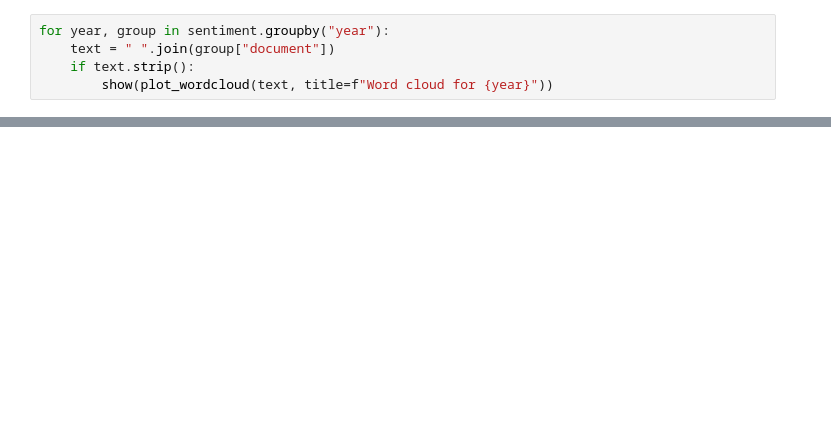
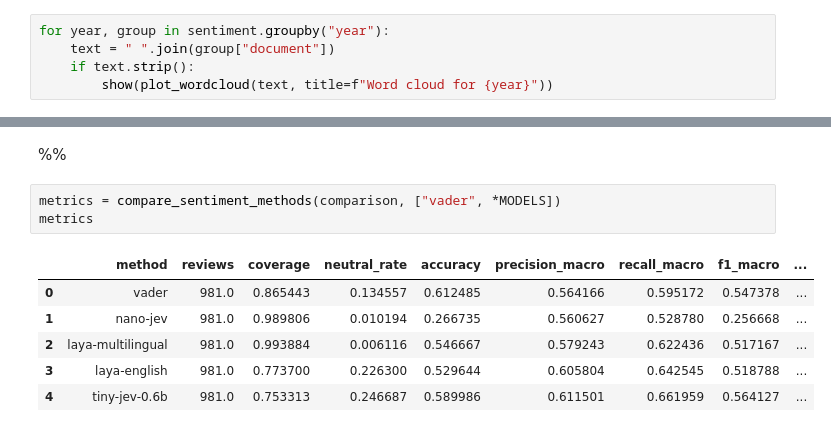
Before and after one commit to AML-APP-Steam/AML_APP_Steam_Reviews, a Jupyter notebook: notebooks/PROJECT_SIMS.ipynb, the cells around one changed output, grey strips where cells are left out. Saved outputs shown, nothing was run; the diff lists cells and outputs as text; blank space fills up the shorter version.

```diff
--- a/notebooks/PROJECT_SIMS.ipynb
+++ b/notebooks/PROJECT_SIMS.ipynb
@@ -279,0 +716,12 @@ custom_prepared.reviews[["text", "processed_review"]].head(5)
+# %% [markdown]
+%%
+# %%
+metrics = compare_sentiment_methods(comparison, ["vader", *MODELS])
+metrics
+# %% [output]
+|  | method | reviews | coverage | neutral_rate | accuracy | precision_macro | recall_macro | f1_macro | ... |
+| 0 | vader | 981.0 | 0.865443 | 0.134557 | 0.612485 | 0.564166 | 0.595172 | 0.547378 | ... |
+| 1 | nano-jev | 981.0 | 0.989806 | 0.010194 | 0.266735 | 0.560627 | 0.528780 | 0.256668 | ... |
+| 2 | laya-multilingual | 981.0 | 0.993884 | 0.006116 | 0.546667 | 0.579243 | 0.622436 | 0.517167 | ... |
+| 3 | laya-english | 981.0 | 0.773700 | 0.226300 | 0.529644 | 0.605804 | 0.642545 | 0.518788 | ... |
+| 4 | tiny-jev-0.6b | 981.0 | 0.753313 | 0.246687 | 0.589986 | 0.611501 | 0.661959 | 0.564127 | ... |
```
Also changed, not shown: parts of 86 cells of this notebook, 2 other files.
